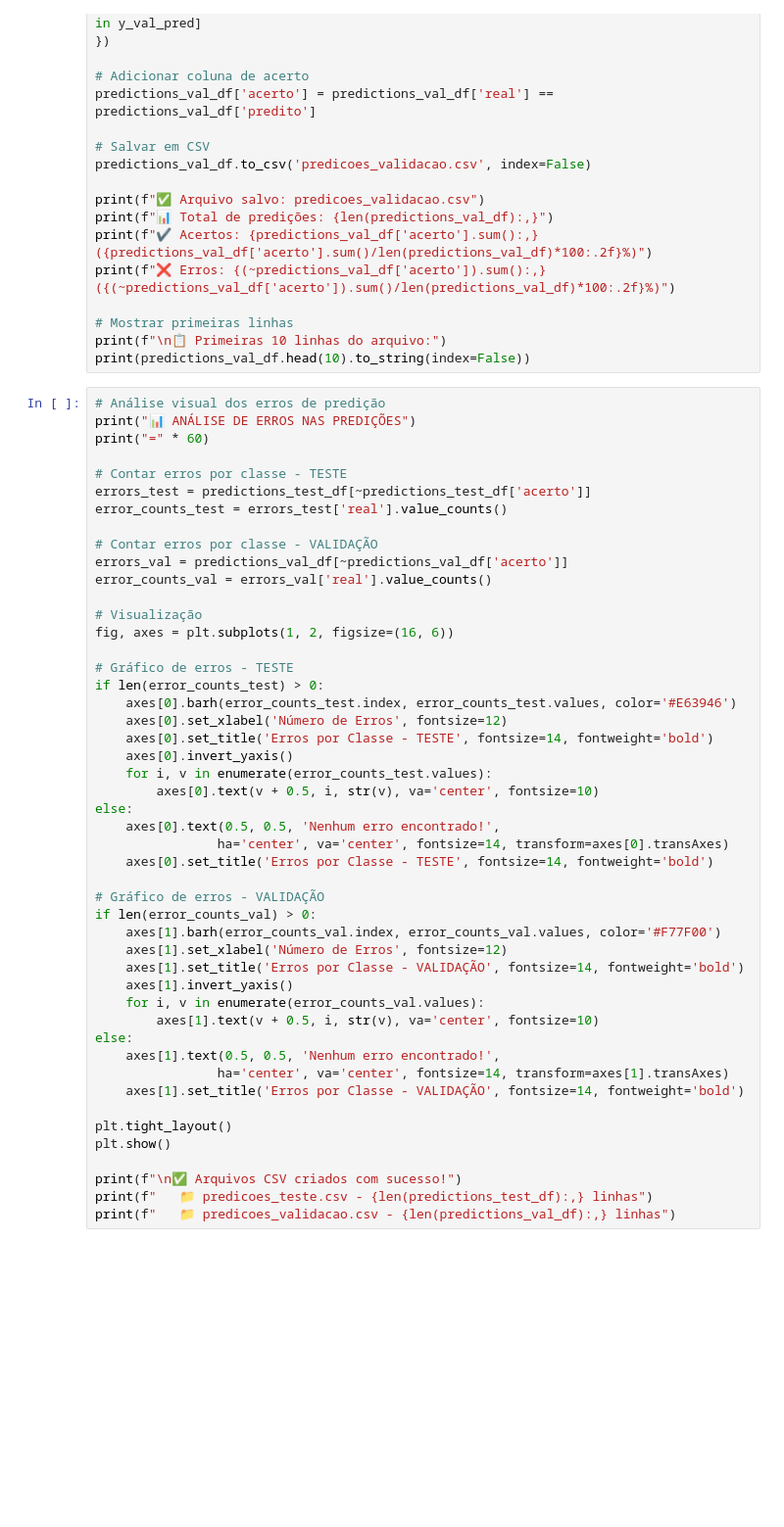
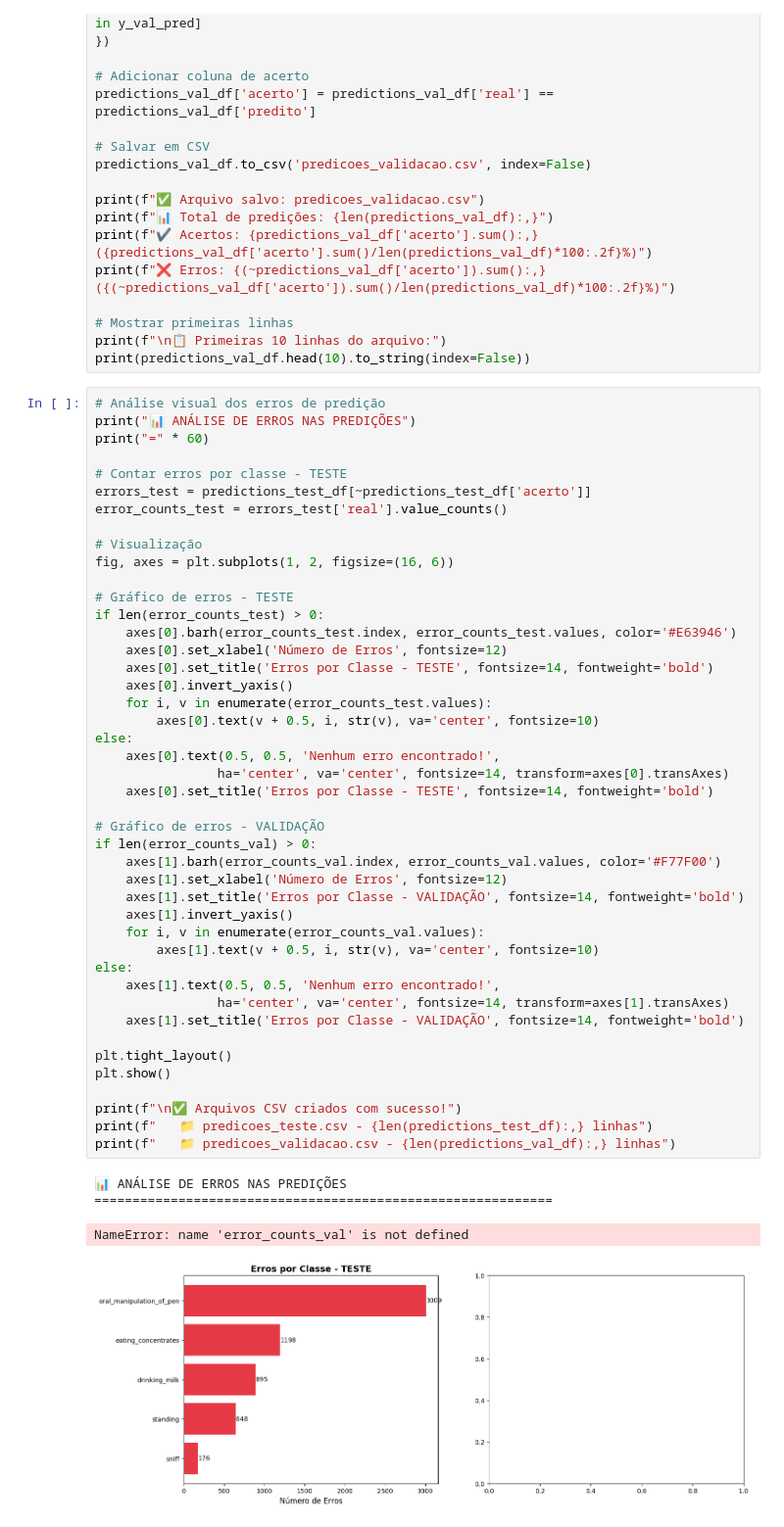
Before and after one commit to jgabrielsg/Calf-Behavior-Classification, a Jupyter notebook: Random_forest.ipynb, the cells around one changed output. Shown at 98% size. Drawn from its saved outputs; the diff is of its cells as text; blank space fills up the shorter version.

```diff
--- a/Random_forest.ipynb
+++ b/Random_forest.ipynb
@@ -617,10 +617,6 @@ print("=" * 60)
 # Contar erros por classe - TESTE
 errors_test = predictions_test_df[~predictions_test_df['acerto']]
 error_counts_test = errors_test['real'].value_counts()
-
-# Contar erros por classe - VALIDAÇÃO
-errors_val = predictions_val_df[~predictions_val_df['acerto']]
-error_counts_val = errors_val['real'].value_counts()
 
 # Visualização
 fig, axes = plt.subplots(1, 2, figsize=(16, 6))
@@ -630,30 +626,35 @@ if len(error_counts_test) > 0:
     axes[0].barh(error_counts_test.index, error_counts_test.values, color='#E63946')
     axes[0].set_xlabel('Número de Erros', fontsize=12)
     axes[0].set_title('Erros por Classe - TESTE', fontsize=14, fontweight='bold')
     axes[0].invert_yaxis()
     for i, v in enumerate(error_counts_test.values):
         axes[0].text(v + 0.5, i, str(v), va='center', fontsize=10)
 else:
     axes[0].text(0.5, 0.5, 'Nenhum erro encontrado!',
                 ha='center', va='center', fontsize=14, transform=axes[0].transAxes)
     axes[0].set_title('Erros por Classe - TESTE', fontsize=14, fontweight='bold')
 
 # Gráfico de erros - VALIDAÇÃO
 if len(error_counts_val) > 0:
     axes[1].barh(error_counts_val.index, error_counts_val.values, color='#F77F00')
     axes[1].set_xlabel('Número de Erros', fontsize=12)
     axes[1].set_title('Erros por Classe - VALIDAÇÃO', fontsize=14, fontweight='bold')
     axes[1].invert_yaxis()
     for i, v in enumerate(error_counts_val.values):
         axes[1].text(v + 0.5, i, str(v), va='center', fontsize=10)
 else:
     axes[1].text(0.5, 0.5, 'Nenhum erro encontrado!',
                 ha='center', va='center', fontsize=14, transform=axes[1].transAxes)
     axes[1].set_title('Erros por Classe - VALIDAÇÃO', fontsize=14, fontweight='bold')
 
 plt.tight_layout()
 plt.show()
 
 print(f"\n✅ Arquivos CSV criados com sucesso!")
 print(f"   📁 predicoes_teste.csv - {len(predictions_test_df):,} linhas")
 print(f"   📁 predicoes_validacao.csv - {len(predictions_val_df):,} linhas")
+# %% [output]
+📊 ANÁLISE DE ERROS NAS PREDIÇÕES
+============================================================
+NameError: name 'error_counts_val' is not defined
+[figure, added]
```
